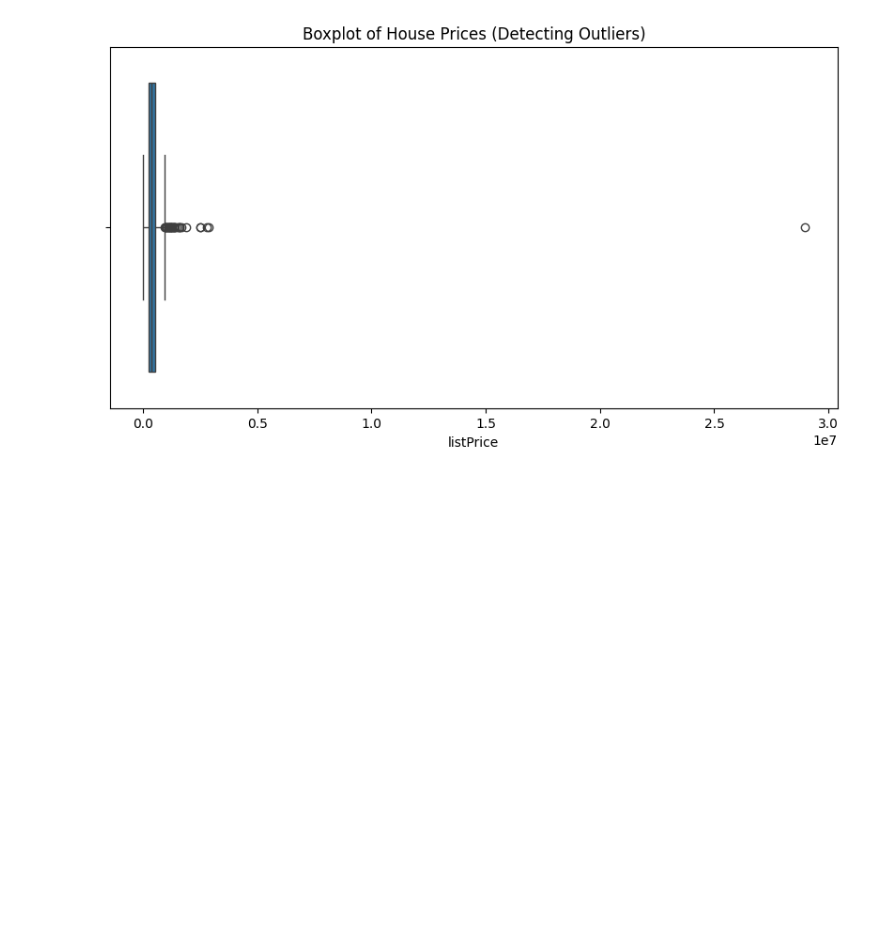
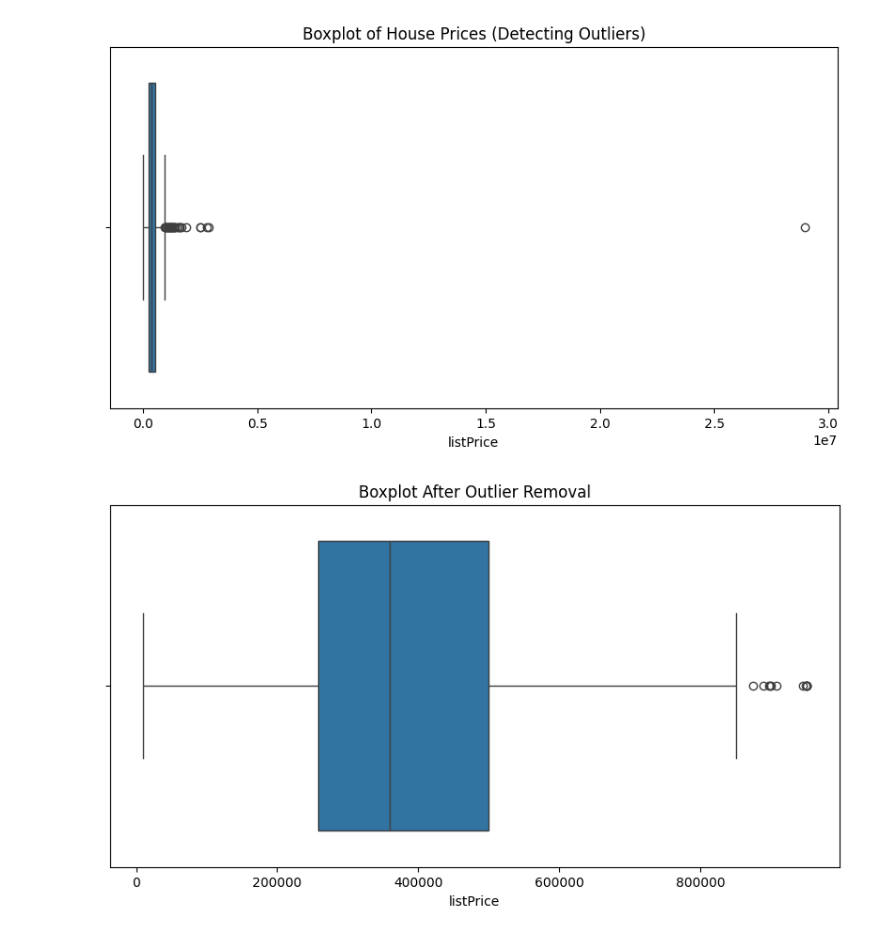
Before and after one commit to Soumika-Seelam/realestatetrends, a Jupyter notebook: trends.ipynb, the cells around one changed output. Cells and saved outputs as stored; diff of their text form; code cells hidden in the pictures; blank space fills up the shorter version.

Commit message:
analyzing box plot, removing outliers

```diff
--- a/trends.ipynb
+++ b/trends.ipynb
@@ -135,3 +135,23 @@ plt.title("Boxplot of House Prices (Detecting Outliers)")
 plt.show()
 # %% [output]
 [figure]
+# %%
+# need to remove outliers according to the results of the boxplot
+Q1 = df_encoded["listPrice"].quantile(0.25)  # 25th percentile
+Q3 = df_encoded["listPrice"].quantile(0.75)  # 75th percentile
+IQR = Q3 - Q1  # Interquartile range
+
+# Define lower and upper bounds
+lower_bound = Q1 - 1.5 * IQR
+upper_bound = Q3 + 1.5 * IQR
+
+# Remove outliers
+df_encoded = df_encoded[(df_encoded["listPrice"] >= lower_bound) & (df_encoded["listPrice"] <= upper_bound)]
+
+# Plot again to confirm
+plt.figure(figsize=(10,5))
+sns.boxplot(x=df_encoded["listPrice"])
+plt.title("Boxplot After Outlier Removal")
+plt.show()
+# %% [output]
+[figure, added]
```
